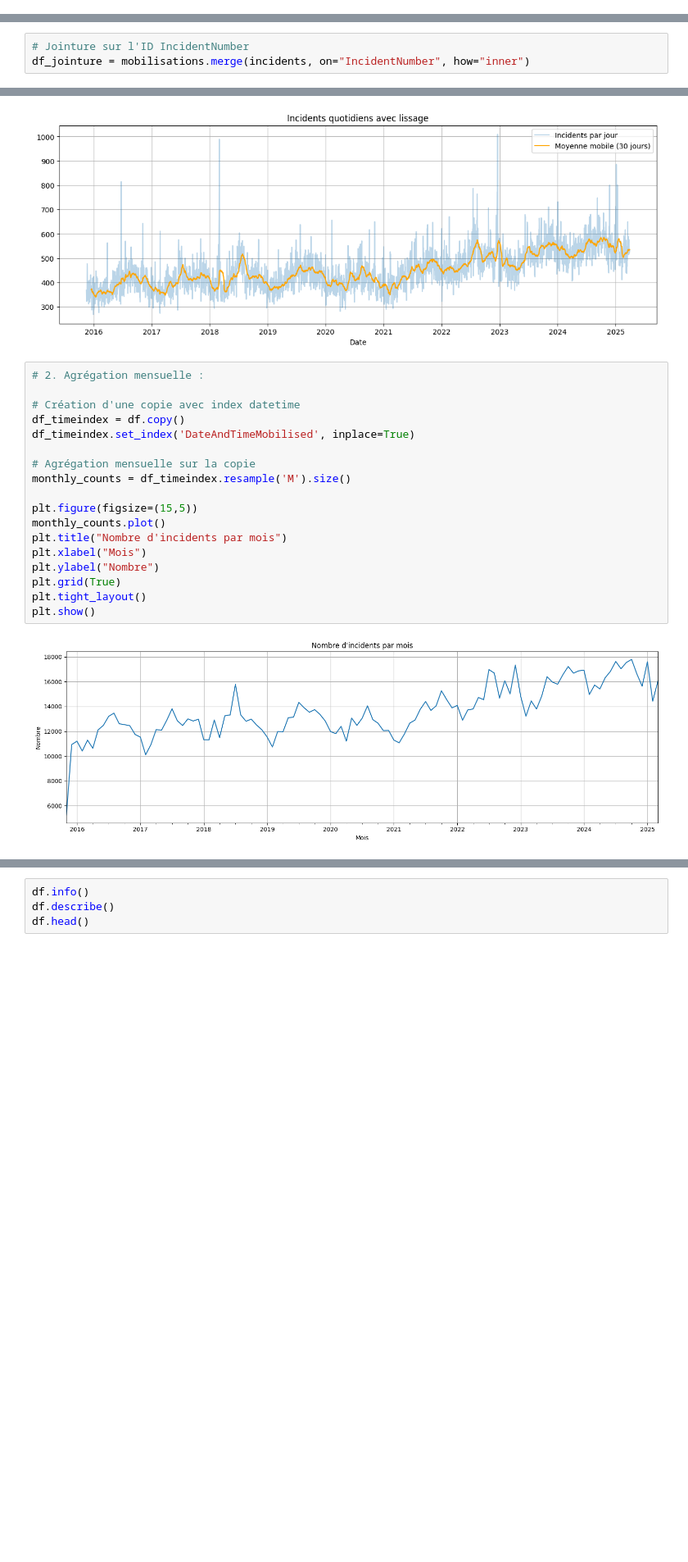
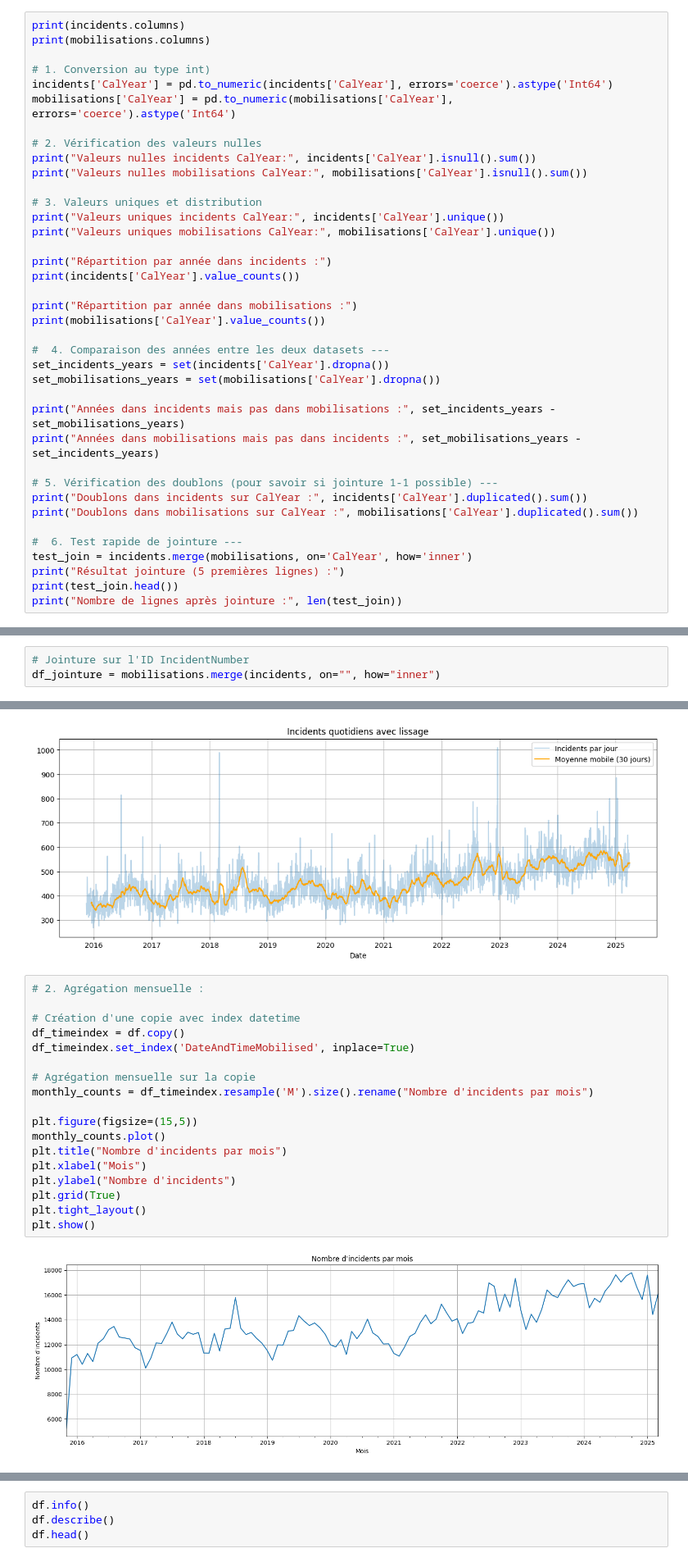
Before and after one commit to Massilia23/london-fire-response, a Jupyter notebook: notebooks/exploration/data-exploration.ipynb, the cells around one changed output, grey strips where cells are left out. Shown: that part at 82% size. Saved outputs shown, nothing was run; the diff lists cells and outputs as text; blank space fills up the shorter version.

```diff
--- a/notebooks/exploration/data-exploration.ipynb
+++ b/notebooks/exploration/data-exploration.ipynb
@@ -186,0 +262,38 @@ BoroughCode / BoroughName, DeployedFromStation_Code / DeployedFromStation_Name,
+# %%
+print(incidents.columns)
+print(mobilisations.columns)
+
+# 1. Conversion au type int)
+incidents['CalYear'] = pd.to_numeric(incidents['CalYear'], errors='coerce').astype('Int64')
+mobilisations['CalYear'] = pd.to_numeric(mobilisations['CalYear'], errors='coerce').astype('Int64')
+
+# 2. Vérification des valeurs nulles
+print("Valeurs nulles incidents CalYear:", incidents['CalYear'].isnull().sum())
+print("Valeurs nulles mobilisations CalYear:", mobilisations['CalYear'].isnull().sum())
+
+# 3. Valeurs uniques et distribution
+print("Valeurs uniques incidents CalYear:", incidents['CalYear'].unique())
+print("Valeurs uniques mobilisations CalYear:", mobilisations['CalYear'].unique())
+
+print("Répartition par année dans incidents :")
+print(incidents['CalYear'].value_counts())
+
+print("Répartition par année dans mobilisations :")
+print(mobilisations['CalYear'].value_counts())
+
+#  4. Comparaison des années entre les deux datasets ---
+set_incidents_years = set(incidents['CalYear'].dropna())
+set_mobilisations_years = set(mobilisations['CalYear'].dropna())
+
+print("Années dans incidents mais pas dans mobilisations :", set_incidents_years - set_mobilisations_years)
+print("Années dans mobilisations mais pas dans incidents :", set_mobilisations_years - set_incidents_years)
+
+# 5. Vérification des doublons (pour savoir si jointure 1-1 possible) ---
+print("Doublons dans incidents sur CalYear :", incidents['CalYear'].duplicated().sum())
+print("Doublons dans mobilisations sur CalYear :", mobilisations['CalYear'].duplicated().sum())
+
+#  6. Test rapide de jointure ---
+test_join = incidents.merge(mobilisations, on='CalYear', how='inner')
+print("Résultat jointure (5 premières lignes) :")
+print(test_join.head())
+print("Nombre de lignes après jointure :", len(test_join))
@@ -190,4 +454,4 @@ incidents['IncidentNumber'] = incidents['IncidentNumber'].astype(str).str.strip(
 mobilisations['IncidentNumber'] = mobilisations['IncidentNumber'].astype(str).str.strip()
 # %%
 # Jointure sur l'ID IncidentNumber
-df_jointure = mobilisations.merge(incidents, on="IncidentNumber", how="inner")
+df_jointure = mobilisations.merge(incidents, on="", how="inner")
@@ -461,23 +729,23 @@ plt.show()
 # %%
 # 2. Agrégation mensuelle :
 
 # Création d'une copie avec index datetime
 df_timeindex = df.copy()
 df_timeindex.set_index('DateAndTimeMobilised', inplace=True)
 
 # Agrégation mensuelle sur la copie
-monthly_counts = df_timeindex.resample('M').size()
+monthly_counts = df_timeindex.resample('M').size().rename("Nombre d'incidents par mois")
 
 plt.figure(figsize=(15,5))
 monthly_counts.plot()
 plt.title("Nombre d'incidents par mois")
 plt.xlabel("Mois")
-plt.ylabel("Nombre")
+plt.ylabel("Nombre d'incidents")
 plt.grid(True)
 plt.tight_layout()
 plt.show()
 # %% [output]
-[figure, old version]
+[figure, new version]
 # %% [markdown]
 1. Tendance générale à la hausse
 De 2016 à 2025, le nombre total d'incidents mensuels augmente progressivement !
```
Also changed, not shown: parts of 21 cells of this notebook, 2 other files.
